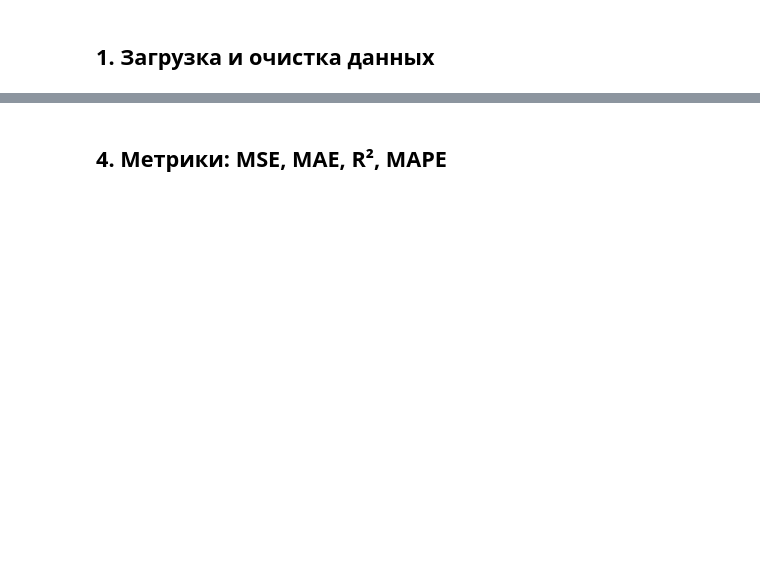
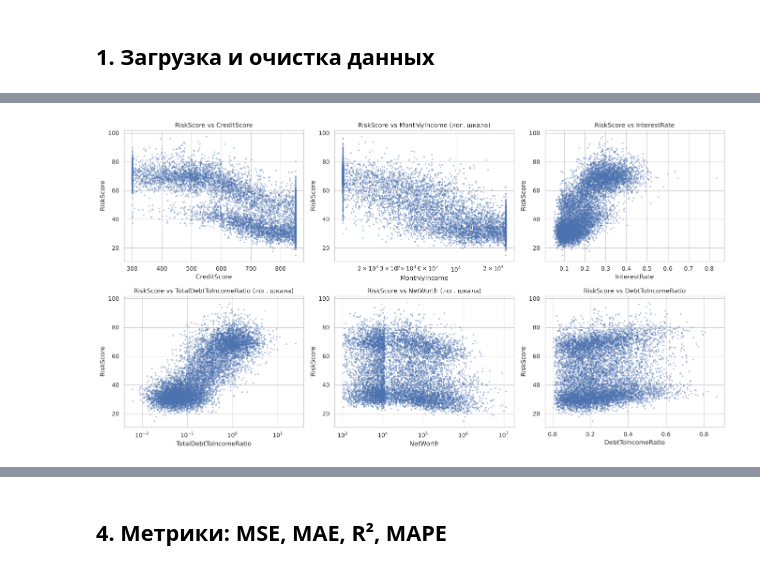
Before and after one commit to hbhmax/Machine_learning, a Jupyter notebook: lab1/Lab1_RiskScore.ipynb, the cells around one changed output, grey strips where cells are left out. Cells and saved outputs as stored; diff of their text form; code cells hidden in the pictures; blank space fills up the shorter version.

```diff
--- a/lab1/Lab1_RiskScore.ipynb
+++ b/lab1/Lab1_RiskScore.ipynb
@@ -94,20 +103,12 @@ print(corr['RiskScore'].drop('RiskScore').reindex(
 # %%
-fig, axes = plt.subplots(2, 3, figsize=(15, 8))
-pairs = [
-    ('CreditScore', False),
-    ('MonthlyIncome', True),
-    ('InterestRate', False),
-    ('TotalDebtToIncomeRatio', True),
-    ('NetWorth', True),
-    ('DebtToIncomeRatio', False),
-]
-for ax, (col, logx) in zip(axes.ravel(), pairs):
-    ax.scatter(train[col], y, s=6, alpha=0.3, edgecolors='none')
-    if logx:
-        ax.set_xscale('log')
-    ax.set_xlabel(col)
-    ax.set_ylabel('RiskScore')
-    ax.set_title(f'RiskScore vs {col}' + (' (log)' if logx else ''))
-plt.tight_layout()
-plt.show()
+fig, axes = plt.subplots(2, 3, figsize=(17, 9))
+plots = [('CreditScore', False), ('MonthlyIncome', True), ('InterestRate', False),
+         ('TotalDebtToIncomeRatio', True), ('NetWorth', True), ('DebtToIncomeRatio', False)]
+for ax, (c, logx) in zip(axes.ravel(), plots):
+    ax.scatter(train[c], train['RiskScore'], s=4, alpha=0.35)
+    if logx: ax.set_xscale('log')
+    ax.set_title(f'RiskScore vs {c}' + (' (лог. шкала)' if logx else '')); ax.set_xlabel(c); ax.set_ylabel('RiskScore')
+plt.tight_layout(); plt.show()
+# %% [output]
+[figure, added]
 # %%
```
Also changed, not shown: parts of 68 cells of this notebook.
